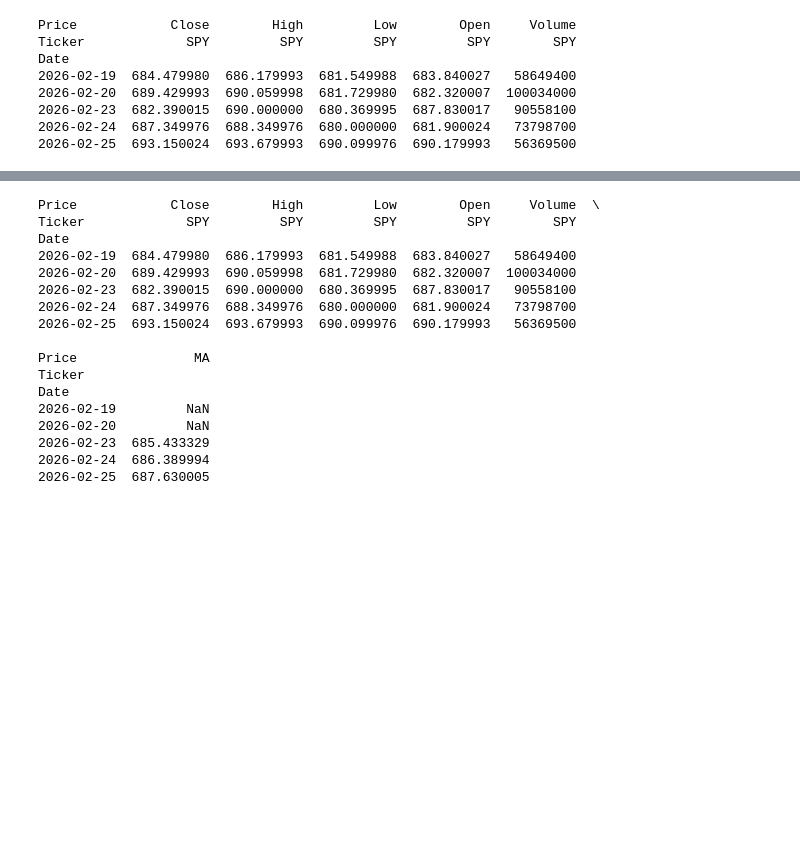
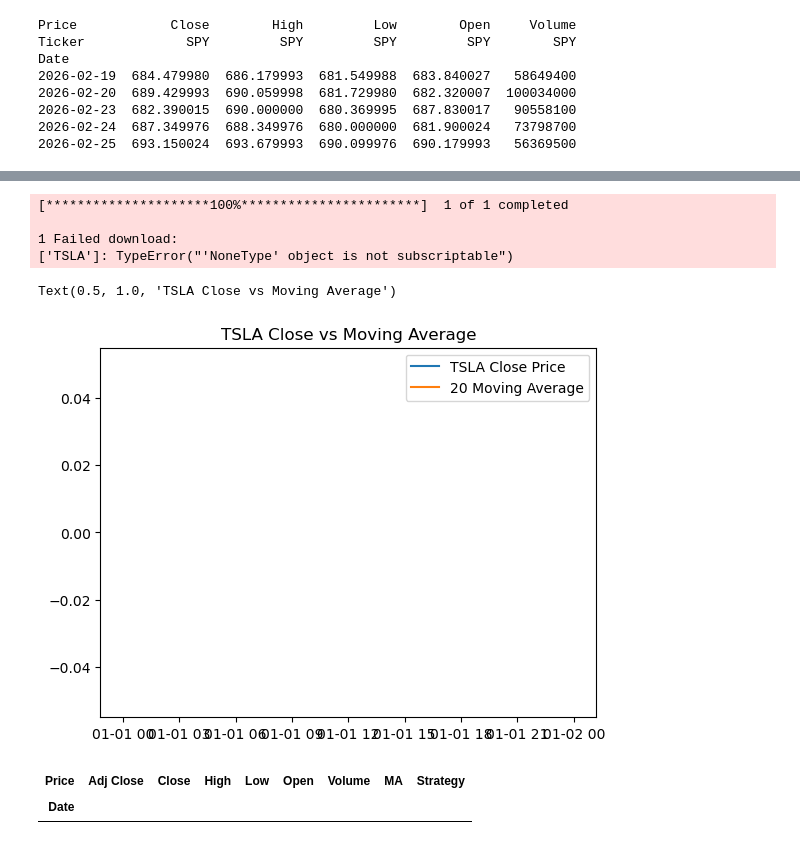
Before and after one commit to MradulSingh109/AlgorithmicTrading, a Jupyter notebook: MovingAverage/ma.ipynb, the cells around one changed output, grey strips where cells are left out. Cells and saved outputs as stored; diff of their text form; code cells hidden in the pictures; blank space fills up the shorter version.

Commit message:
Moving Average Completed

```diff
--- a/MovingAverage/ma.ipynb
+++ b/MovingAverage/ma.ipynb
@@ -23,21 +23,18 @@ plt.plot(df['Close'])
-# %%
-df['MA'] = df['Close'].rolling().mean()
-print(df.head())
-# %% [output]
-Price            Close        High         Low        Open     Volume  \
-Ticker             SPY         SPY         SPY         SPY        SPY
-Date
-2026-02-19  684.479980  686.179993  681.549988  683.840027   58649400
-2026-02-20  689.429993  690.059998  681.729980  682.320007  100034000
-2026-02-23  682.390015  690.000000  680.369995  687.830017   90558100
-2026-02-24  687.349976  688.349976  680.000000  681.900024   73798700
-2026-02-25  693.150024  693.679993  690.099976  690.179993   56369500
-
-Price               MA
-Ticker
-Date
-2026-02-19         NaN
-2026-02-20         NaN
-2026-02-23  685.433329
-2026-02-24  686.389994
-2026-02-25  687.630005
+# %%
+TICKER = 'TSLA'
+WINDOW = 20
+
+df = yf.download(TICKER, start='2020-01-01')
+df['MA'] = df['Close'].rolling(WINDOW).mean()
+
+plt.plot(df['Close'])
+plt.plot(df['MA'])
+plt.legend([f'{TICKER} Close Price',f'{WINDOW} Moving Average'])
+plt.title(f'{TICKER} Close vs Moving Average')
+# %% [output]
+[*********************100%***********************]  1 of 1 completed
+
+1 Failed download:
+['TSLA']: TypeError("'NoneType' object is not subscriptable")
+Text(0.5, 1.0, 'TSLA Close vs Moving Average')
+[figure, added]
@@ -43,0 +44,11 @@ Date
+# %%
+df.columns = df.columns.get_level_values(0)
+
+def add_ma_strategy(df):
+    df['Strategy'] = np.where(df['Close'] > df['MA'],1,-1)
+    return df
+df = add_ma_strategy(df)
+df
+# %% [output]
+| Price | Adj Close | Close | High | Low | Open | Volume | MA | Strategy |
+| Date |  |  |  |  |  |  |  |  |
```
Also changed, not shown: parts of 3 cells of this notebook, 1 other file.
